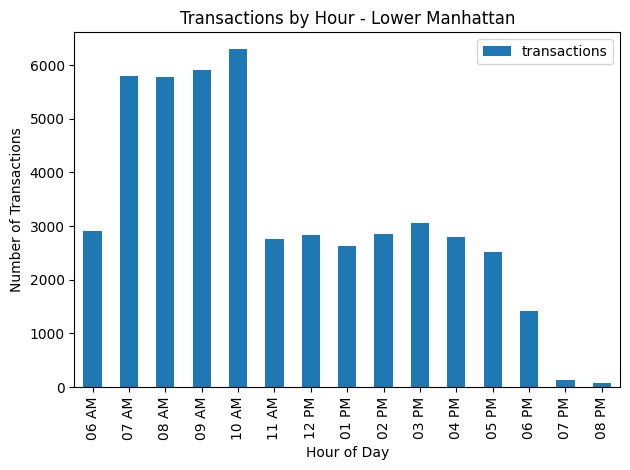
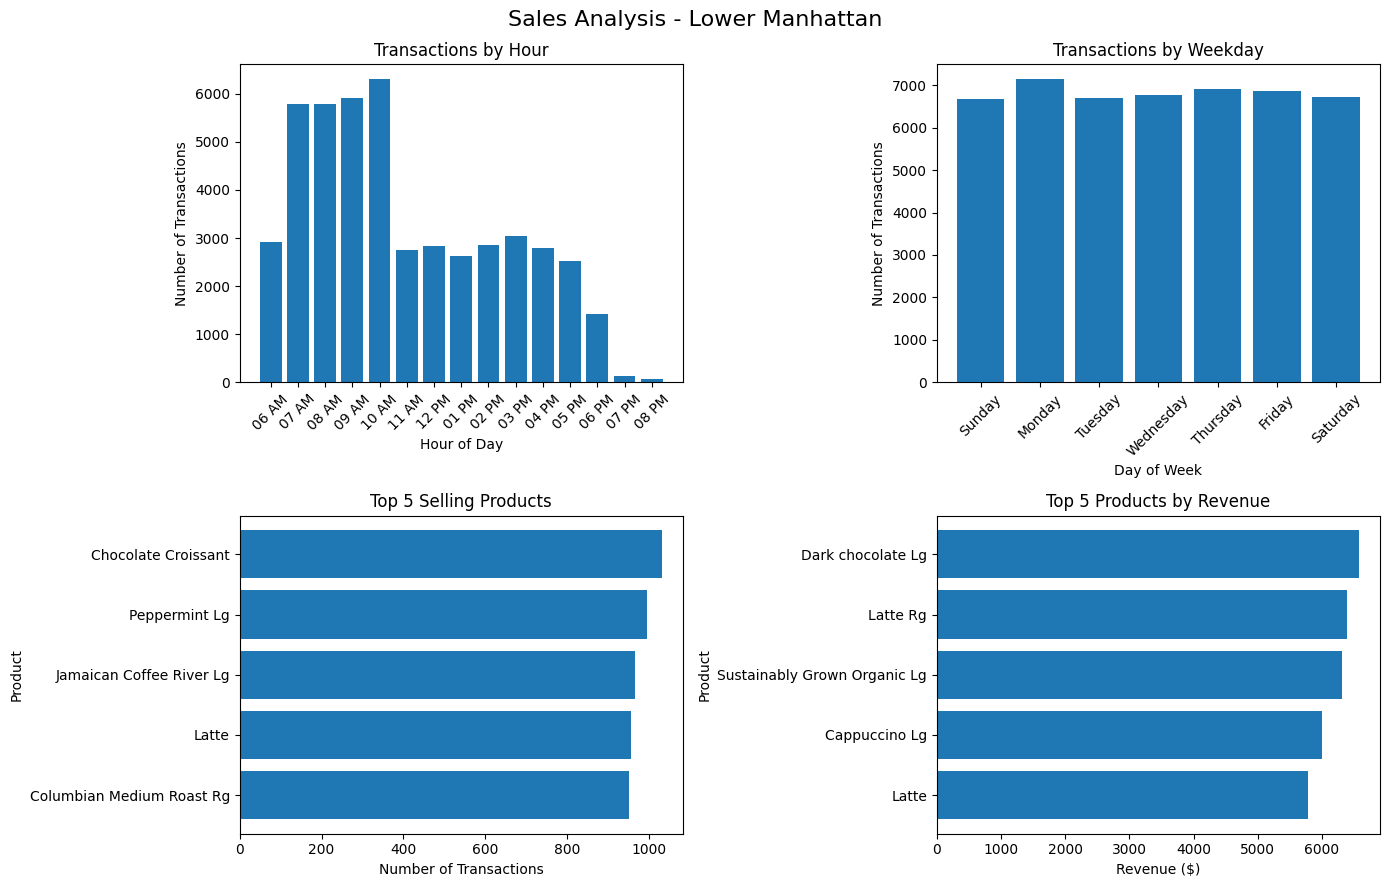
Unified diff of the notebook cell whose output changed from the first chart to the second:
--- before
+++ after
@@ -4,10 +4,6 @@
 df = pd.read_excel("../data/Coffee_shop_sales.xlsx")
 
-df.head()
-
 # Computing revenue (quantity * unit price)
 df["revenue"] = df["transaction_qty"] * df["unit_price"]
-
-#.to_datetime pandas library used to convert input types like strings into datetime objects
 
 df["transaction_time"] = pd.to_datetime(
@@ -22,69 +18,77 @@
 # Extract hour from transaction_time
 df["hour"] = df["transaction_time"].dt.hour
+df["hour_label"] = df["transaction_time"].dt.strftime("%I %p")
 
-df["hour_label"] = df["transaction_time"].dt.strftime("%I %p")
-# Group data by hour to analyze sales by time of day
-hourly = df.groupby(["hour", "hour_label"])["revenue"].agg(["count","sum"]).reset_index()
+df["transaction_date"] = pd.to_datetime(df["transaction_date"])
+df["weekday"] = df["transaction_date"].dt.day_name()
 
-hourly = hourly.rename(columns={
-    "count": "transactions",
-    "sum": "revenue"
-})
+weekday_order = [
+    "Sunday", "Monday", "Tuesday", "Wednesday", 
+    "Thursday", "Friday", "Saturday"
+    ]
 
-# Get individual store data
 store_locations = df["store_location"].unique()
 
 for store in store_locations:
     store_df = df[df["store_location"] == store].copy()
-    store_hourly = store_df.groupby(["hour", "hour_label"])["revenue"].agg(["count","sum"]).reset_index()
+
+    fig, axes = plt.subplots(2, 2, figsize=(14,9))
+    fig.suptitle(f"Sales Analysis - {store}", fontsize=16)
+
+    # Hourly sales
+    store_hourly = store_df.groupby(["hour", "hour_label"])["revenue"].agg(["count", "sum"]).reset_index()
     store_hourly = store_hourly.rename(columns={
         "count": "transactions",
         "sum": "revenue"
     })
-
-
-    # -- Visualizations for hourly data --
-    # Bar chart for trasactions by hour
     store_hourly = store_hourly.sort_values("hour")
 
-    store_hourly.plot( x = "hour_label", y = "transactions", kind= "bar")
+    axes [0,0].bar(store_hourly["hour_label"], store_hourly["transactions"])
+    
+    axes[0,0].set_title("Transactions by Hour")
+    axes[0,0].set_xlabel("Hour of Day")
+    axes[0,0].set_ylabel("Number of Transactions")
+    axes[0,0].tick_params(axis="x", rotation=45)
 
-    plt.title (f"Transactions by Hour - {store}")
-    plt.xlabel ("Hour of Day")
-    plt.ylabel ("Number of Transactions")
-
-    # function in Matplotlib that fixes subplot parameters so it fits neatly
-
-    plt.tight_layout()
-    plt.show()
-
-    #-- Busiest days of the week --
-    df["transaction_date"] = pd.to_datetime(df["transaction_date"])
-    df["weekday"] = df["transaction_date"].dt.day_name()
-
-    weekday_sales = df.groupby("weekday")["revenue"].agg(["count", "sum"]).reset_index()
-
-    weekday_sales = weekday_sales.rename(columns = {
-        "count" : "transactions",
-        "sum" : "revenue"
-    
+    # Weekday sales
+    weekday_sales = store_df.groupby("weekday")["revenue"].agg(["count", "sum"]).reset_index()
+    weekday_sales = weekday_sales.rename(columns={
+        "count": "transactions",
+        "sum": "revenue"
     })
-
-    weekday_order = ["Sunday", "Monday", "Tuesday", "Wednesday", "Thursday", "Friday", "Saturday"]
-
-    weekday_sales["weekday"] = pd. Categorical (
+    weekday_sales["weekday"] = pd.Categorical(
         weekday_sales["weekday"],
-        categories = weekday_order,
-        ordered = True
+        categories=weekday_order,
+        ordered=True
     )
     weekday_sales = weekday_sales.sort_values("weekday")
+    axes[0,1].bar(weekday_sales["weekday"], weekday_sales["transactions"])
+    axes[0,1].set_title("Transactions by Weekday")
+    axes[0,1].set_xlabel("Day of Week")
+    axes[0,1].set_ylabel("Number of Transactions")
+    axes[0,1].tick_params(axis="x", rotation=45)
 
-    # -- Visualization for weekday data --
+    # Top 5 products
+    product_sales = store_df.groupby("product_detail")["revenue"].agg(["count", "sum"]).reset_index()
+    product_sales = product_sales.rename(columns={
+        "count": "transactions",
+        "sum": "revenue"
+    })
+    top5_products = product_sales.sort_values("transactions", ascending=False).head(5)
+    axes[1,0].barh(top5_products["product_detail"], top5_products["transactions"])
+    axes[1,0].set_title("Top 5 Selling Products")
+    axes[1,0].set_xlabel("Number of Transactions")
+    axes[1,0].set_ylabel("Product")
+    axes[1,0].invert_yaxis()
 
-    weekday_sales.plot(x = "weekday", y = "transactions", kind = "bar")
+# Top 5 by revenue
+    top5_revenue = product_sales.sort_values("revenue", ascending=False).head(5)
 
-    plt.title(f"Transactions by Weekday - {store}")
-    plt.xlabel("Day of Week")
-    plt.ylabel("Number of Transactions")
+    axes[1,1].barh(top5_revenue["product_detail"], top5_revenue["revenue"])
+    axes[1,1].set_title("Top 5 Products by Revenue")
+    axes[1, 1].set_xlabel("Revenue ($)")
+    axes[1, 1].set_ylabel("Product")
+    axes[1, 1].invert_yaxis()
+
     plt.tight_layout()
     plt.show()
@@ -92,3 +96,3 @@
 
 
-
+    

Commit: Cleaned up the store sales dashboard visualizations